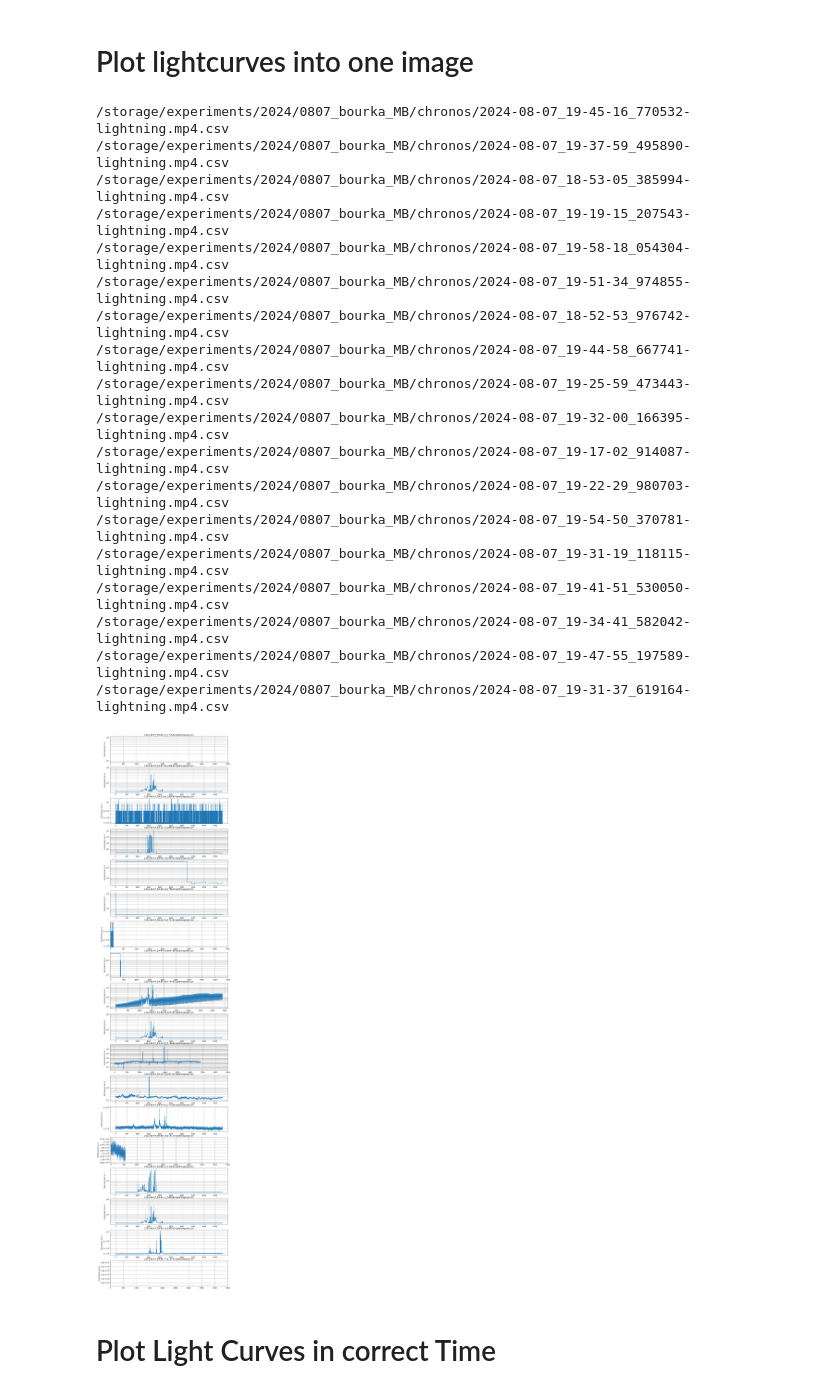
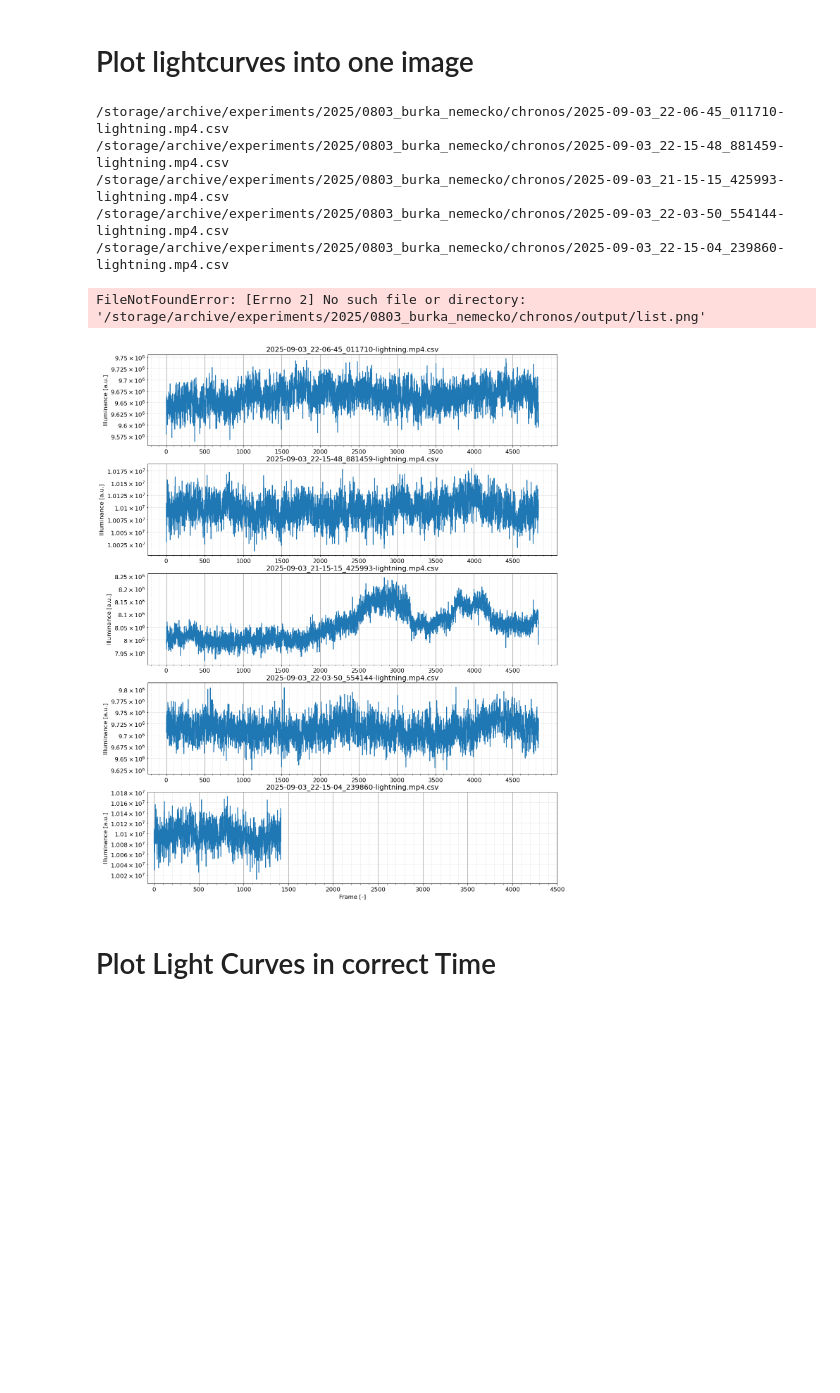
Before and after one commit to ODZ-UJF-AV-CR/auto1, a Jupyter notebook: notebooks/videos2024.ipynb, the cells around one changed output. Cells and saved outputs as stored; diff of their text form; code cells hidden in the pictures; blank space fills up the shorter version.

```diff
--- a/notebooks/videos2024.ipynb
+++ b/notebooks/videos2024.ipynb
@@ -58,6 +58,10 @@ directory = '/storage/experiments/2022/0826_bourka_staryvestec_CAR0/chronos'
 #directory = '/storage/experiments/2021/0609_bourka_sobeslav/video' # CG init
 directory = '/storage/experiments/2024/0807_bourka_MB/chronos'
 directory = '/storage/experiments/2025/0521_bourka_velemin/chronos'
+directory = '/storage/experiments/2025/0721_bourka_turnov/chronos'
+directory = '/storage/archive/experiments/2025/08162025_bourka_tyn/chronos'
+directory = '/storage/archive/experiments/2025/0829_bourka_lety/chronos'
+directory = '/storage/archive/experiments/2025/0803_burka_nemecko/chronos'
 # %%
 for f in glob.iglob(directory + "/*.mp4"): # generator, search immediate subdirectories
     try:
@@ -621,7 +608,8 @@ for f in glob.iglob(directory + "/*.mp4"): # generator, search immediate subdire
             break
 
         count = count + 1
-        if((count>500)and(count<2600)):
+        #if((count>500)and(count<2600)):
+        if(True):
             for n in range(0,256):
                 for i in range(round(width)-20,round(width)):
                     frame[n+20,i] = n
@@ -1189,53 +1177,42 @@ print('end')
 # %%
 from matplotlib.gridspec import GridSpec
 
 gs=GridSpec(20,1)
 fig = plt.figure(figsize=(15,80))
 plt.rc('font', size=12)
 
 i = 0
 for f in glob.iglob(directory + "/*.mp4.csv"): # generator, search immediate subdirectories
     try:
         s = f.split('/')
         st = s[len(s)-1]
         print(f)
         y = pd.read_csv(f)
 
         plt.subplot(gs[i,0])
         plt.plot(y['0'])
         plt.yscale('log')
         plt.title(st)
-        #plt.xlabel('Frame [-]')
         plt.ylabel('Illuminance [a.u.]')
-        plt.grid(visible=True, which='major', color='grey', linestyle='-')
-        plt.grid(visible=True, which='minor', color='grey', linestyle='-')
+        plt.minorticks_on()
+        plt.grid(visible=True, which='major', color='gray', linestyle='-', linewidth=0.8)
+        plt.grid(visible=True, which='minor', color='lightgray', linestyle='--', linewidth=0.5)
         plt.xticks(np.arange(0, 5000, 500))
         i += 1
     except:
         pass
 
+plt.xlabel('Frame [-]')
 
 fig.savefig(directory + '/output/list.png')
 # %% [output]
-/storage/experiments/2024/0807_bourka_MB/chronos/2024-08-07_19-45-16_770532-lightning.mp4.csv
-/storage/experiments/2024/0807_bourka_MB/chronos/2024-08-07_19-37-59_495890-lightning.mp4.csv
-/storage/experiments/2024/0807_bourka_MB/chronos/2024-08-07_18-53-05_385994-lightning.mp4.csv
-/storage/experiments/2024/0807_bourka_MB/chronos/2024-08-07_19-19-15_207543-lightning.mp4.csv
-/storage/experiments/2024/0807_bourka_MB/chronos/2024-08-07_19-58-18_054304-lightning.mp4.csv
-/storage/experiments/2024/0807_bourka_MB/chronos/2024-08-07_19-51-34_974855-lightning.mp4.csv
-/storage/experiments/2024/0807_bourka_MB/chronos/2024-08-07_18-52-53_976742-lightning.mp4.csv
-/storage/experiments/2024/0807_bourka_MB/chronos/2024-08-07_19-44-58_667741-lightning.mp4.csv
-/storage/experiments/2024/0807_bourka_MB/chronos/2024-08-07_19-25-59_473443-lightning.mp4.csv
-/storage/experiments/2024/0807_bourka_MB/chronos/2024-08-07_19-32-00_166395-lightning.mp4.csv
-/storage/experiments/2024/0807_bourka_MB/chronos/2024-08-07_19-17-02_914087-lightning.mp4.csv
-/storage/experiments/2024/0807_bourka_MB/chronos/2024-08-07_19-22-29_980703-lightning.mp4.csv
-/storage/experiments/2024/0807_bourka_MB/chronos/2024-08-07_19-54-50_370781-lightning.mp4.csv
-/storage/experiments/2024/0807_bourka_MB/chronos/2024-08-07_19-31-19_118115-lightning.mp4.csv
-/storage/experiments/2024/0807_bourka_MB/chronos/2024-08-07_19-41-51_530050-lightning.mp4.csv
-/storage/experiments/2024/0807_bourka_MB/chronos/2024-08-07_19-34-41_582042-lightning.mp4.csv
-/storage/experiments/2024/0807_bourka_MB/chronos/2024-08-07_19-47-55_197589-lightning.mp4.csv
-/storage/experiments/2024/0807_bourka_MB/chronos/2024-08-07_19-31-37_619164-lightning.mp4.csv
+/storage/archive/experiments/2025/0803_burka_nemecko/chronos/2025-09-03_22-06-45_011710-lightning.mp4.csv
+/storage/archive/experiments/2025/0803_burka_nemecko/chronos/2025-09-03_22-15-48_881459-lightning.mp4.csv
+/storage/archive/experiments/2025/0803_burka_nemecko/chronos/2025-09-03_21-15-15_425993-lightning.mp4.csv
+/storage/archive/experiments/2025/0803_burka_nemecko/chronos/2025-09-03_22-03-50_554144-lightning.mp4.csv
+/storage/archive/experiments/2025/0803_burka_nemecko/chronos/2025-09-03_22-15-04_239860-lightning.mp4.csv
+FileNotFoundError: [Errno 2] No such file or directory: '/storage/archive/experiments/2025/0803_burka_nemecko/chronos/output/list.png'
-[figure, old version]
+[figure, new version]
 # %% [markdown]
 # Plot Light Curves in correct Time
 # %%
```
Also changed, not shown: parts of 4 cells of this notebook, 1 other file.
